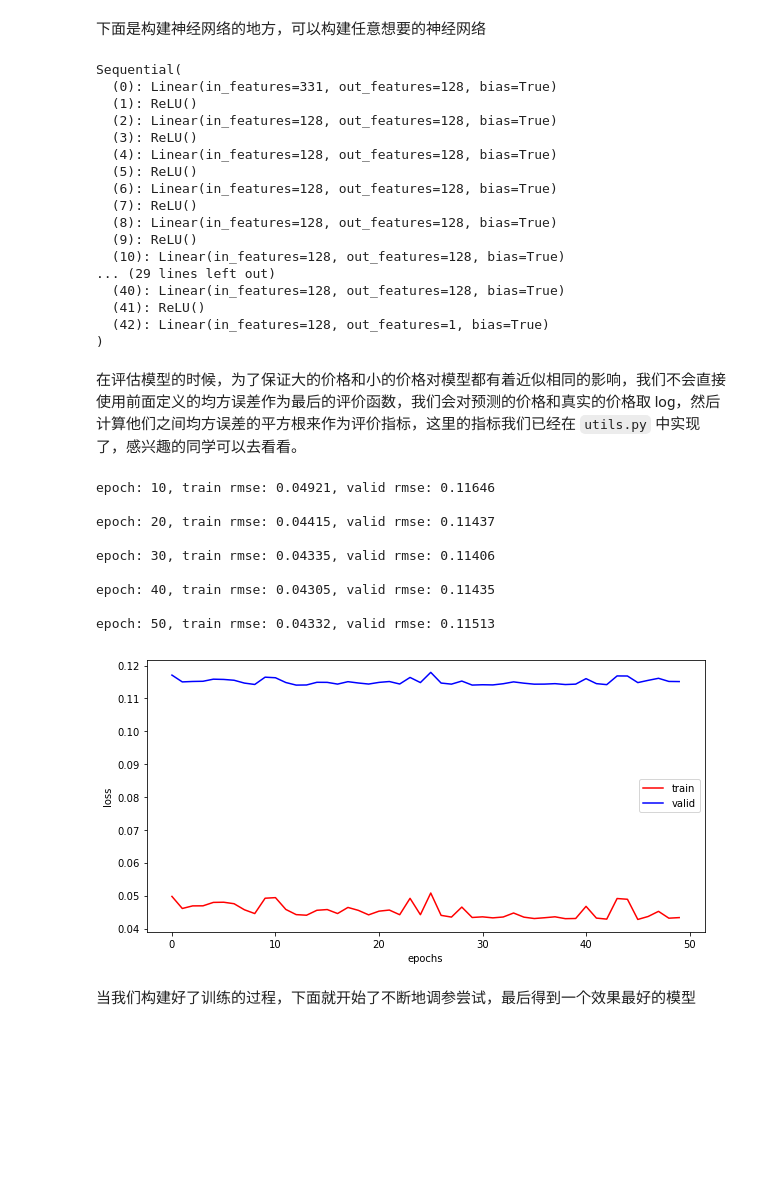
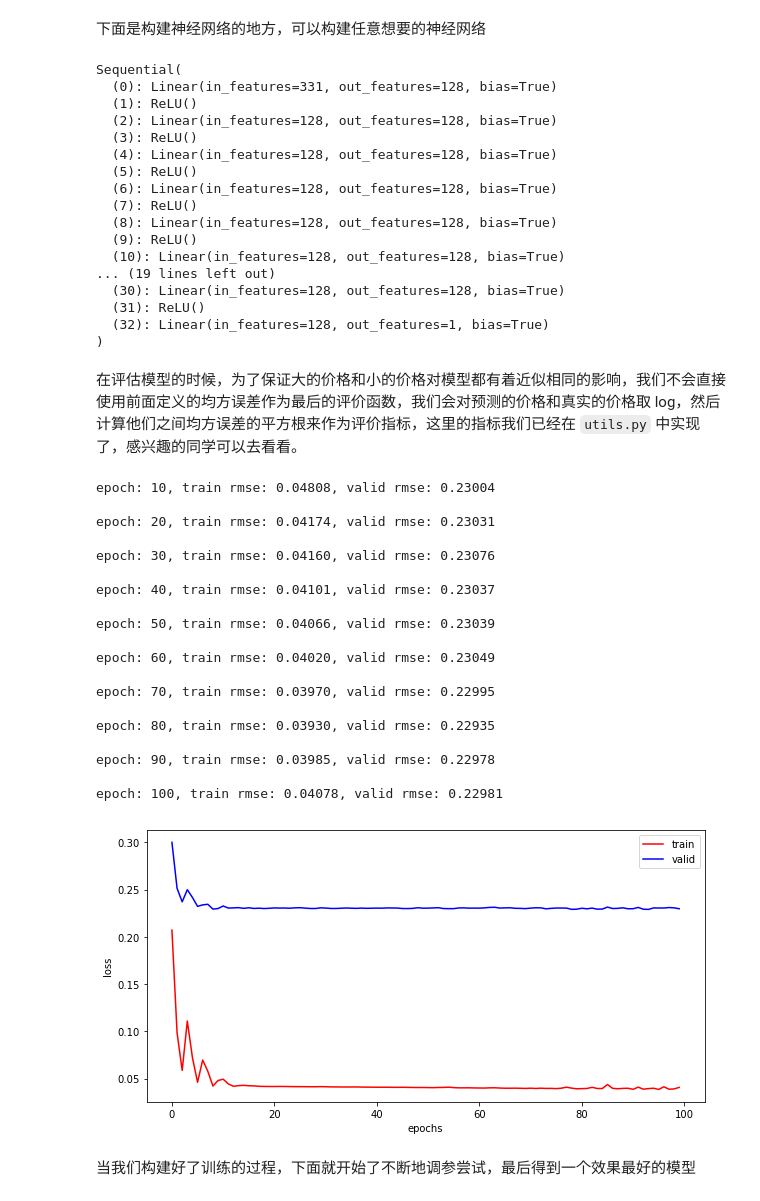
Before and after one commit to ArtificialIdoit/kaggle-house-price-master, a Jupyter notebook: predict-house-prices.ipynb, the cells around one changed output. Saved outputs shown, nothing was run; the diff lists cells and outputs as text; code cells hidden in the pictures; blank space fills up the shorter version.

```diff
--- a/predict-house-prices.ipynb
+++ b/predict-house-prices.ipynb
@@ -219,16 +222,6 @@ def get_model():
         nn.ReLU(),
         nn.Linear(hidden_layer,hidden_layer),
         nn.ReLU(),
-        nn.Linear(hidden_layer,hidden_layer),
-        nn.ReLU(),
-        nn.Linear(hidden_layer,hidden_layer),
-        nn.ReLU(),
-        nn.Linear(hidden_layer,hidden_layer),
-        nn.ReLU(),
-        nn.Linear(hidden_layer,hidden_layer),
-        nn.ReLU(),
-        nn.Linear(hidden_layer,hidden_layer),
-        nn.ReLU(),
         #想着有负数能增加模型表达能力，所以最后一层没加
         #不知道加不加好了
         nn.Linear(hidden_layer,1)
@@ -250,10 +243,10 @@ Sequential(
   (8): Linear(in_features=128, out_features=128, bias=True)
   (9): ReLU()
   (10): Linear(in_features=128, out_features=128, bias=True)
-... (29 lines left out)
-  (40): Linear(in_features=128, out_features=128, bias=True)
-  (41): ReLU()
-  (42): Linear(in_features=128, out_features=1, bias=True)
+... (19 lines left out)
+  (30): Linear(in_features=128, out_features=128, bias=True)
+  (31): ReLU()
+  (32): Linear(in_features=128, out_features=1, bias=True)
 )
 # %% [markdown]
 在评估模型的时候，为了保证大的价格和小的价格对模型都有着近似相同的影响，我们不会直接使用前面定义的均方误差作为最后的评价函数，我们会对预测的价格和真实的价格取 log，然后计算他们之间均方误差的平方根来作为评价指标，这里的指标我们已经在 `utils.py` 中实现了，感兴趣的同学可以去看看。
@@ -261,40 +254,50 @@ Sequential(
 from utils import train_model, pred
 # %%
 # 可以调整的超参
-batch_size = 256
+batch_size = 384
 #调batch_size居然也管用
-epochs = 50
-lr = 2e-5
+epochs = 100
+lr = 3e-5
 #我觉得lr与wd应该有一种对应关系
 #输出尽可能多位的loss来判断是否震荡
 #人为减小学习率...
 #可以在训练循环中，加一句衰减率
 #疯狂训练...
 #约到低谷处，越要减小学习率，否则会振荡！
 #如果有人能把神经网络的结果化为表达式，那一定是个大成就
 #多维函数近似表达式
 #train loss降，valid loss生，明显的过拟合
 #这时是否应该稍微调高一点lr时期脱离过拟合区域？
 #训练时间也太长了
 #至少训了3000轮
 wd = 2e-4
 #过拟合时可调节wd,惩罚项
 use_gpu = False
 
 #net = get_model()
 train_model(net, train_features, train_labels, valid_features, valid_labels, epochs,
             batch_size, lr, wd, use_gpu)
 # %% [output]
-epoch: 10, train rmse: 0.04921, valid rmse: 0.11646
+epoch: 10, train rmse: 0.04808, valid rmse: 0.23004
 
-epoch: 20, train rmse: 0.04415, valid rmse: 0.11437
+epoch: 20, train rmse: 0.04174, valid rmse: 0.23031
 
-epoch: 30, train rmse: 0.04335, valid rmse: 0.11406
+epoch: 30, train rmse: 0.04160, valid rmse: 0.23076
 
-epoch: 40, train rmse: 0.04305, valid rmse: 0.11435
+epoch: 40, train rmse: 0.04101, valid rmse: 0.23037
 
-epoch: 50, train rmse: 0.04332, valid rmse: 0.11513
+epoch: 50, train rmse: 0.04066, valid rmse: 0.23039
+
+epoch: 60, train rmse: 0.04020, valid rmse: 0.23049
+
+epoch: 70, train rmse: 0.03970, valid rmse: 0.22995
+
+epoch: 80, train rmse: 0.03930, valid rmse: 0.22935
+
+epoch: 90, train rmse: 0.03985, valid rmse: 0.22978
+
+epoch: 100, train rmse: 0.04078, valid rmse: 0.22981
-[figure, old version]
+[figure, new version]
 # %% [markdown]
 当我们构建好了训练的过程，下面就开始了不断地调参尝试，最后得到一个效果最好的模型
 # %%
```
Also changed, not shown: parts of 1 cell of this notebook, 7 other files.
